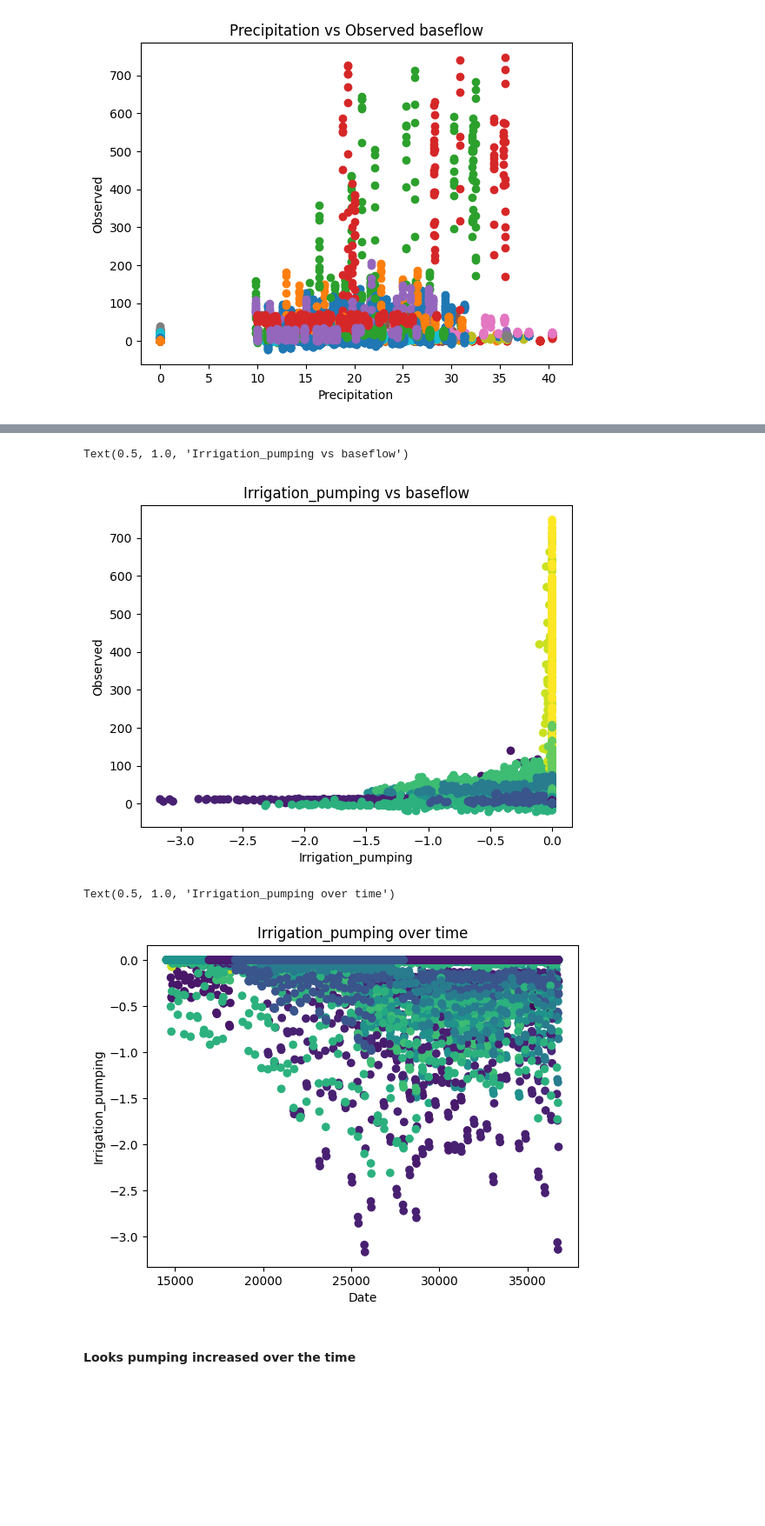
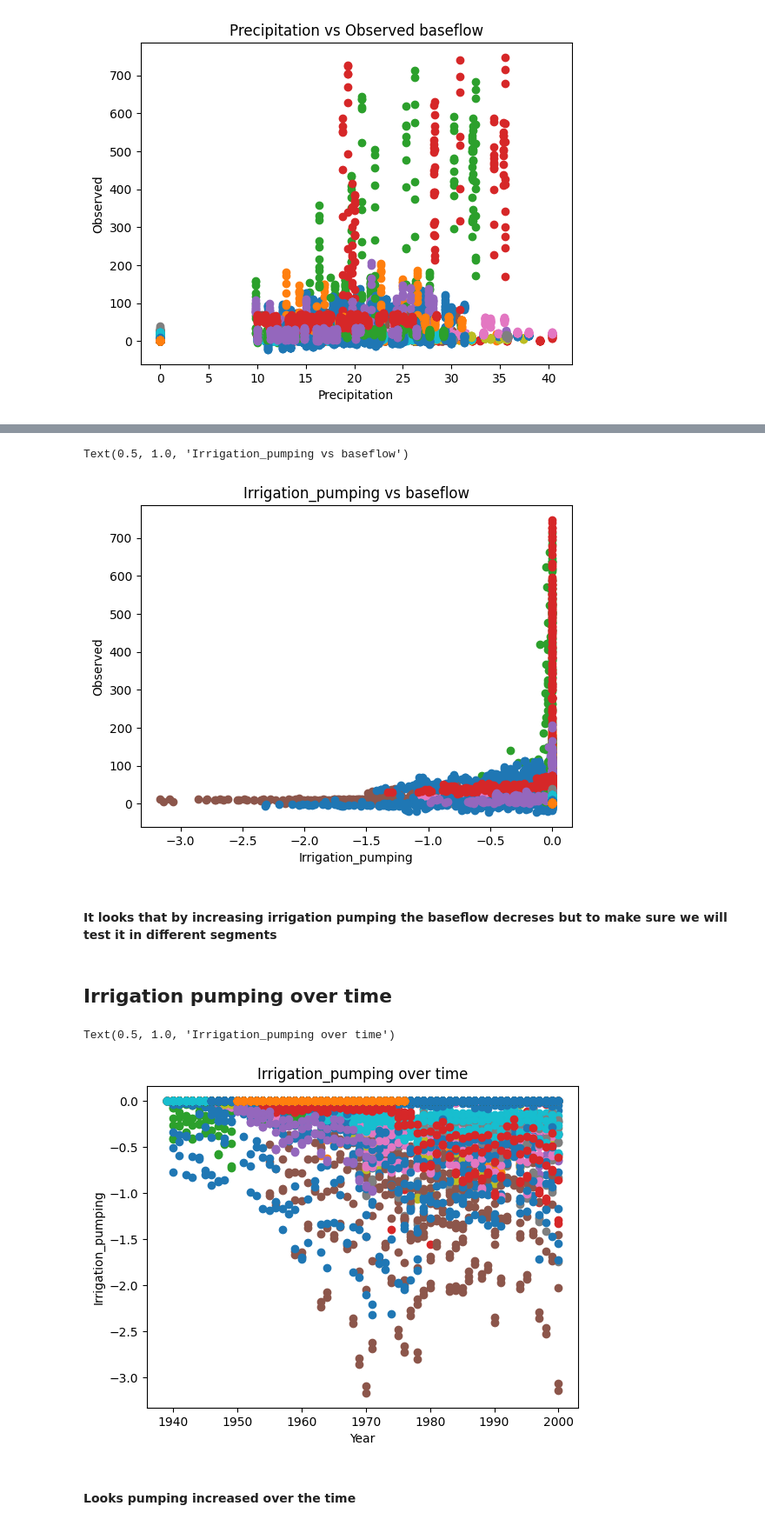
Before and after one commit to sadrajafari/cs6830_project6, a Jupyter notebook: project6.ipynb, the cells around one changed output, grey strips where cells are left out. Shown: that part at 87% size. Saved outputs shown, nothing was run; the diff lists cells and outputs as text; code cells hidden in the pictures; blank space fills up the shorter version.

```diff
--- a/project6.ipynb
+++ b/project6.ipynb
@@ -48,0 +53,10 @@ data
+# %%
+##### Subtracting 693963 from Data column
+data["Date"] = data["Date"] - 693963
+data['Date'] = pd.to_datetime(data.Date, unit='D', origin=pd.Timestamp('1900-01-01'))
+
+data['year'] = data.Date.dt.year
+data['month'] = data.Date.dt.month
+data['day'] = data.Date.dt.day
+
+display(data)
@@ -48,0 +79,14 @@ data
+# %%
+def get_season(month, day):
+    if (month == 3 and day >= 20) or (month == 4) or (month == 5) or (month == 6 and day < 21):
+        return 'Spring'
+    elif (month == 6 and day >= 21) or (month == 7) or (month == 8) or (month == 9 and day < 23):
+        return 'Summer'
+    elif (month == 9 and day >= 23) or (month == 10) or (month == 11) or (month == 12 and day < 21):
+        return 'Fall'
+    else:
+        return 'Winter'
+
+data['season'] = data.apply(lambda row: get_season(row['month'], row['day']), axis=1)
+
+data
@@ -88,0 +195,6 @@ Text(0.5, 1.0, 'Precipitation vs Observed baseflow')
+# %%
+for seg in segments:
+    plt.scatter(x=data[data.Segment_id == seg].year, y=data[data.Segment_id == seg].Precipitation)
+plt.xlabel("Year")
+plt.ylabel("Precipitation")
+plt.title("Precipitation over time")
@@ -89,19 +204,25 @@ Text(0.5, 1.0, 'Precipitation vs Observed baseflow')
 # %%
-plt.scatter(x="Irrigation_pumping", y="Observed", data=data, c=data.Segment_id)
+for seg in segments:
+    plt.scatter(x=data[data.Segment_id == seg].Irrigation_pumping, y=data[data.Segment_id == seg].Observed)
 plt.xlabel("Irrigation_pumping")
 plt.ylabel("Observed")
 plt.title("Irrigation_pumping vs baseflow")
 # %% [output]
 Text(0.5, 1.0, 'Irrigation_pumping vs baseflow')
-[figure, old version]
+[figure, new version]
+# %% [markdown]
+#### It looks that by increasing irrigation pumping the baseflow decreses but to make sure we will test it in different segments
+# %% [markdown]
+## Irrigation pumping over time
 # %%
-plt.scatter(x="Date", y="Irrigation_pumping", data=data, c=data.Segment_id)
-plt.xlabel("Date")
+for seg in segments:
+    plt.scatter(x=data[data.Segment_id == seg].year, y=data[data.Segment_id == seg].Irrigation_pumping)
+plt.xlabel("Year")
 plt.ylabel("Irrigation_pumping")
 plt.title("Irrigation_pumping over time")
 # %% [output]
 Text(0.5, 1.0, 'Irrigation_pumping over time')
-[figure, old version]
+[figure, new version]
 # %% [markdown]
 #### Looks pumping increased over the time
 # %% [markdown]
```
Also changed, not shown: parts of 38 cells of this notebook.
